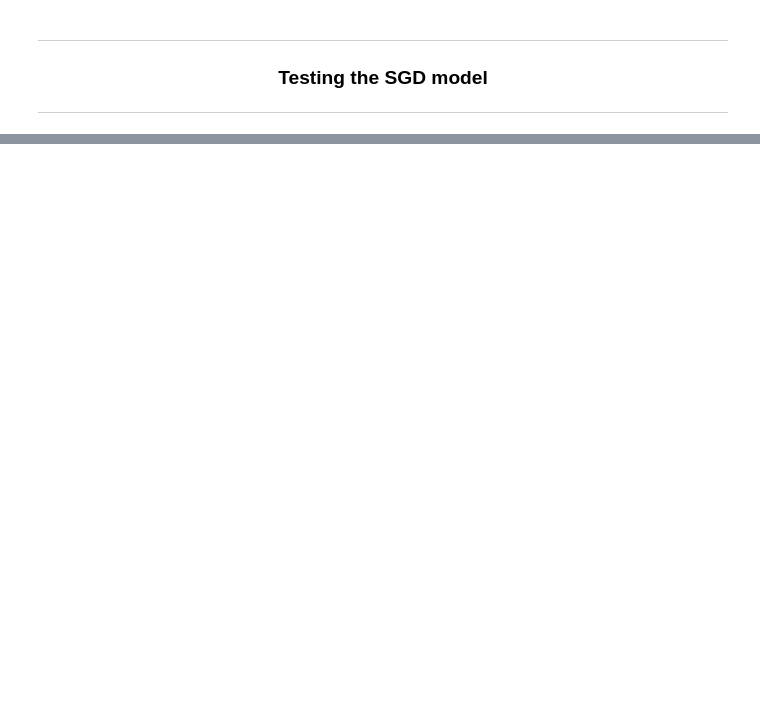
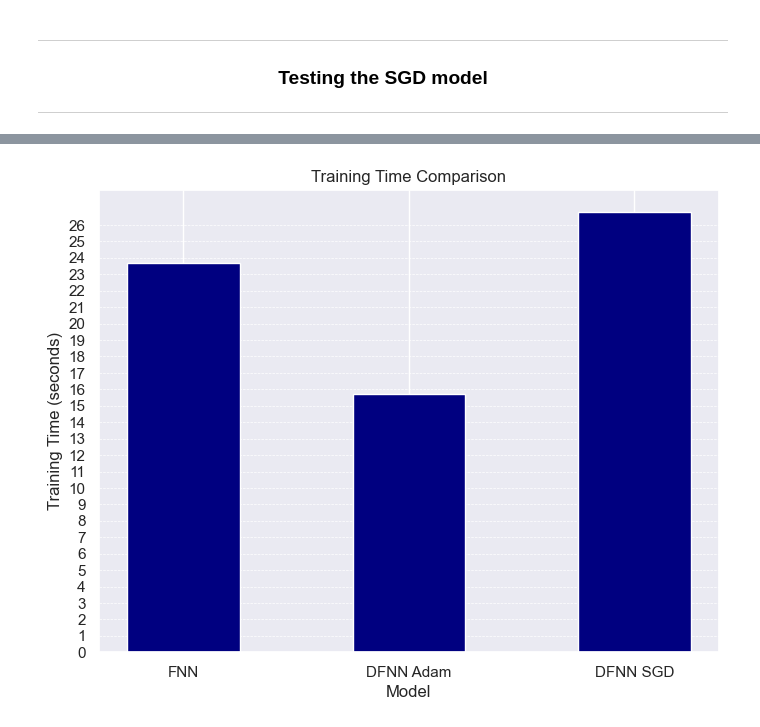
Before and after one commit to mortenhodt/machineLearningExamProject, a Jupyter notebook: main.ipynb, the cells around one changed output, grey strips where cells are left out. Saved outputs shown, nothing was run; the diff lists cells and outputs as text; code cells hidden in the pictures; blank space fills up the shorter version.

Commit message:
Track training time for each model

```diff
--- a/main.ipynb
+++ b/main.ipynb
@@ -936,7 +970,10 @@ tuner = RandomSearch(
     directory='my_dir',
     project_name='market_value_regression_SGD')
 
+# Start timer for hyperparameter search
+start_time = time.time()
 tuner.search(X_train, y_train, epochs=50, validation_data=(X_test, y_test))
+
 
 # Get the optimal hyperparameters
 best_hps = tuner.get_best_hyperparameters(num_trials=1)[0]
@@ -946,13 +983,30 @@ num_layers = best_hps.get('num_layers')
 print("Optimal number of layers:", num_layers)
 for i in range(num_layers):
     print(f"Layer {i+1} neurons: {best_hps.get('units_' + str(i))}")
-# Build the model with the optimal hyperparameters and train it on the data
+# Build the model with the optimal hyperparameters
 dfnn_model_sgd = tuner.hypermodel.build(best_hps)
+
+# Train the final model
+start_time = time.time()
 history = dfnn_model_sgd.fit(X_train, y_train, epochs=50, validation_data=(X_test, y_test))
 
+# Time for final training
+final_training_time_dfnn_sgd = time.time() - start_time
+
+# Start timer for model evaluation
+eval_start_time_dfnn_sgd = time.time()
+
+# Evaluate the model on the test dataset
 mse, mae = dfnn_model_sgd.evaluate(X_test, y_test)
+
+# Time for evaluation
+eval_time_dfnn_sgd = time.time() - eval_start_time_dfnn_sgd
+
+# Output results including the running time
 print(f'Test MSE: {mse}')
 print(f'Test MAE: {mae}')
+print(f'Time for final model training: {final_training_time_dfnn_sgd:.6f} seconds')
+print(f'Evaluation time: {eval_time_dfnn_sgd:.6f} seconds')
 # %% [output]
 Reloading Tuner from my_dir/market_value_regression_SGD/tuner0.json
 Optimal number of layers: 4
@@ -1050,3 +1104,27 @@ Predicted Market Value: €96,686,272.00
 
 # print(f'Best neuron configuration: {best_config}')
 # print(f'Best validation MAE: {best_score}')  # Change print message if using MSE
+# %%
+# Names of the models
+models = ['FNN', 'DFNN Adam', 'DFNN SGD']
+
+# Corresponding training times
+times = [training_time_fnn, final_training_time_dfnn_adam, final_training_time_dfnn_sgd]
+
+# Create the bar chart
+plt.figure(figsize=(8, 6))
+plt.bar(models, times, color='navy', width=0.5)  # Bars in sky blue, even thinner
+
+# Adding titles and labels
+plt.title('Training Time Comparison')
+plt.xlabel('Model')
+plt.ylabel('Training Time (seconds)')
+
+# Set y-axis to have gridlines at each second
+plt.grid(True, which='both', axis='y', linestyle='--', linewidth=0.5)
+plt.yticks(range(0, int(max(times)) + 1, 1))  # Adjust this if needed based on the max time
+
+# Display the plot
+plt.show()
+# %% [output]
+[figure, added]
```
Also changed, not shown: parts of 8 cells of this notebook.
